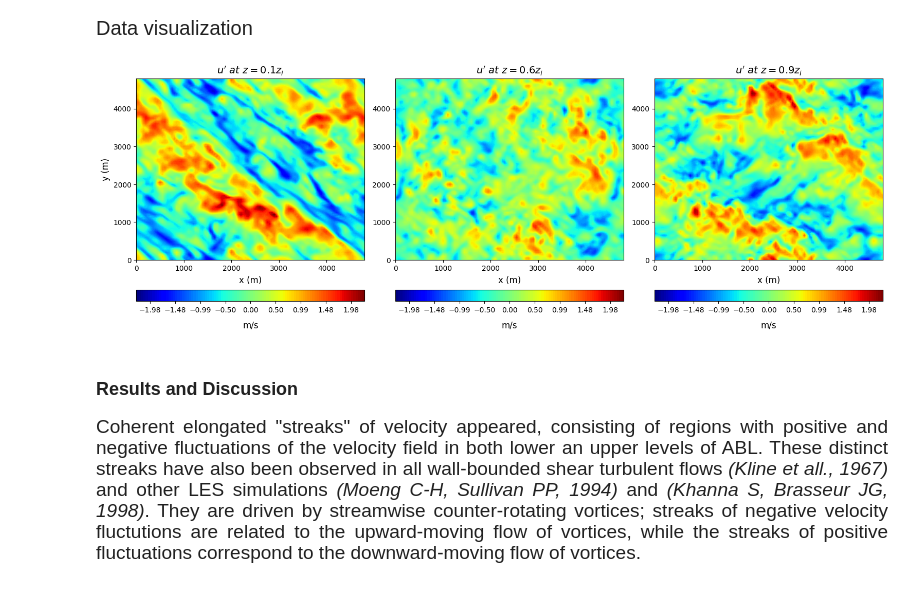
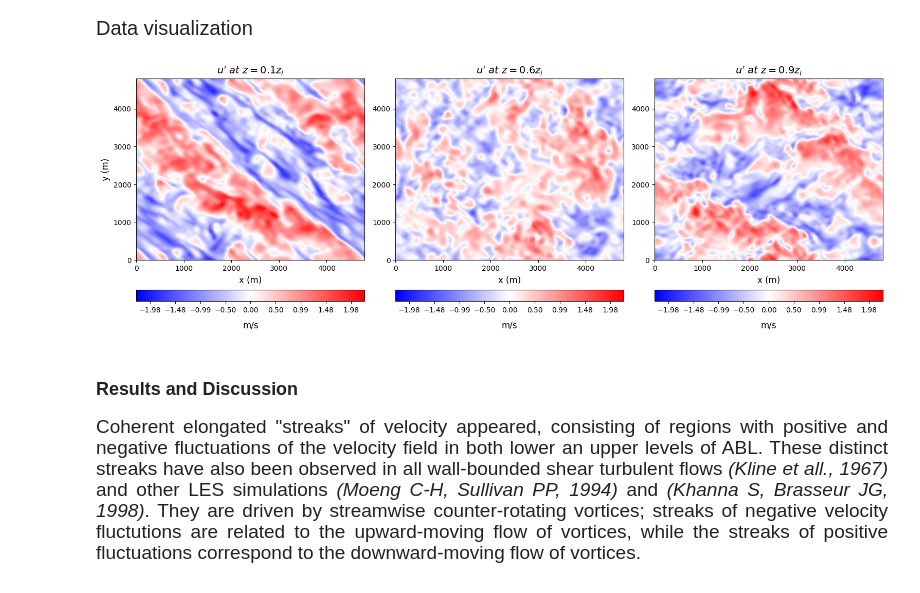
Before and after one commit to ChrisPhys97/Bachelor-Thesis, a Jupyter notebook: Turbulent Structures.ipynb, the cells around one changed output. Drawn from its saved outputs; the diff is of its cells as text; code cells hidden in the pictures.

```diff
--- a/Turbulent Structures.ipynb
+++ b/Turbulent Structures.ipynb
@@ -96,27 +96,27 @@ Data visualization
 # %%
 u_slice=[u3d[:,:,14],u3d[:,:,40],u3d[:,:,70]]
 vmin=-2.25
 vmax=2.25
 bounds=np.linspace(vmin,vmax,101)
 for i in range(len(bounds)):
     bounds[i]=round(bounds[i],2)
-cmap=plt.get_cmap("jet",100)
+cmap=plt.get_cmap("bwr",100)
 norm=mcolors.BoundaryNorm(boundaries=bounds,ncolors=100)
 
 fig,axs=plt.subplots(1,3,figsize=(15.5,5.5))
 for i in range(3):
   cf=axs[i].contourf(x,y,u_slice[i],levels=bounds,cmap=cmap)
   cbar=fig.colorbar(cf,ax=axs[i],orientation='horizontal',pad=0.12)
   cbar.set_label("m/s",fontsize=12,labelpad=10,rotation=0)
   axs[i].set_xlabel("x (m)",fontsize=12,labelpad=5)
 axs[0].set_title("$u'$ $at$ $z=0.1z_{i}$",fontsize=14)
 axs[1].set_title("$u'$ $at$ $z=0.6z_{i}$",fontsize=14)
 axs[2].set_title("$u'$ $at$ $z=0.9z_{i}$",fontsize=14)
 axs[0].set_ylabel("y (m)",fontsize=12)
 plt.tight_layout()
 plt.show()
 # %% [output]
-[figure, old version]
+[figure, new version]
 # %% [markdown]
 ### Results and Discussion
 
```
